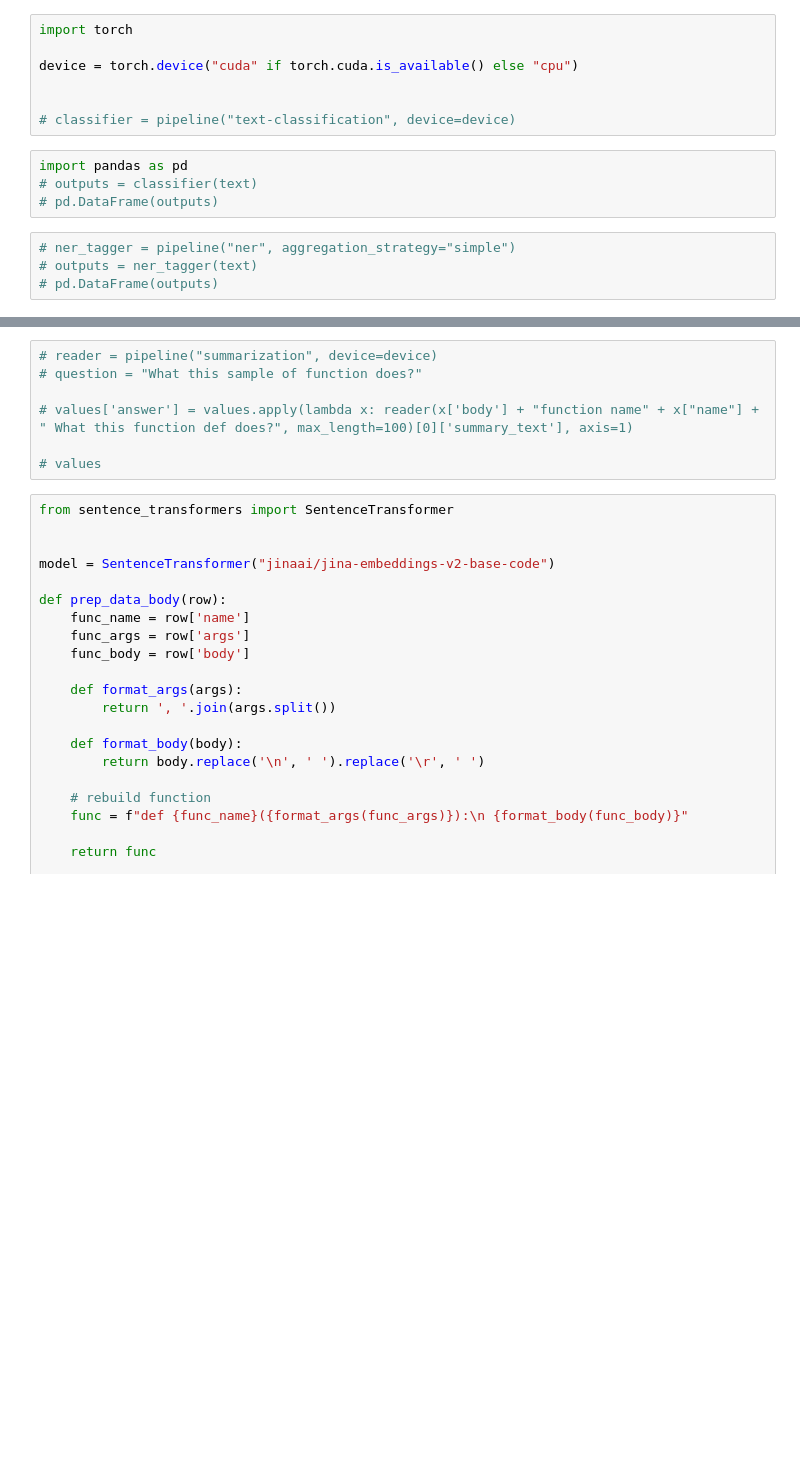
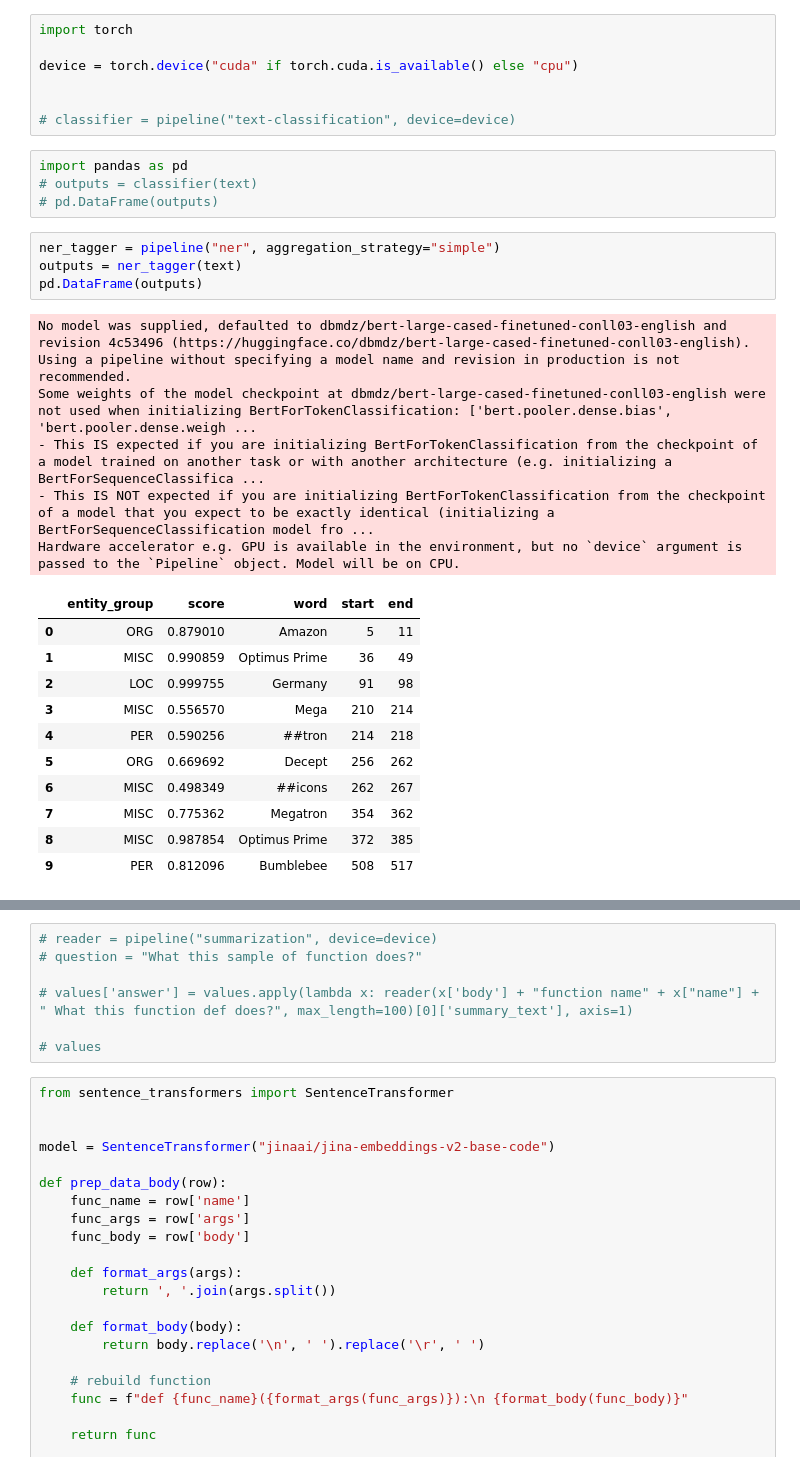
Before and after one commit to Lord225/datamining-on-pypl, a Jupyter notebook: transformers/test-transformers.ipynb, the cells around one changed output, grey strips where cells are left out. Drawn from its saved outputs; the diff is of its cells as text; blank space fills up the shorter version.

```diff
--- a/transformers/test-transformers.ipynb
+++ b/transformers/test-transformers.ipynb
@@ -21,6 +21,24 @@ import pandas as pd
 # outputs = classifier(text)
 # pd.DataFrame(outputs)
 # %%
-# ner_tagger = pipeline("ner", aggregation_strategy="simple")
-# outputs = ner_tagger(text)
-# pd.DataFrame(outputs)
+ner_tagger = pipeline("ner", aggregation_strategy="simple")
+outputs = ner_tagger(text)
+pd.DataFrame(outputs)
+# %% [output]
+No model was supplied, defaulted to dbmdz/bert-large-cased-finetuned-conll03-english and revision 4c53496 (https://huggingface.co/dbmdz/bert-large-cased-finetuned-conll03-english).
+Using a pipeline without specifying a model name and revision in production is not recommended.
+Some weights of the model checkpoint at dbmdz/bert-large-cased-finetuned-conll03-english were not used when initializing BertForTokenClassification: ['bert.pooler.dense.bias', 'bert.pooler.dense.weigh ...
+- This IS expected if you are initializing BertForTokenClassification from the checkpoint of a model trained on another task or with another architecture (e.g. initializing a BertForSequenceClassifica ...
+- This IS NOT expected if you are initializing BertForTokenClassification from the checkpoint of a model that you expect to be exactly identical (initializing a BertForSequenceClassification model fro ...
+Hardware accelerator e.g. GPU is available in the environment, but no `device` argument is passed to the `Pipeline` object. Model will be on CPU.
+|  | entity_group | score | word | start | end |
+| 0 | ORG | 0.879010 | Amazon | 5 | 11 |
+| 1 | MISC | 0.990859 | Optimus Prime | 36 | 49 |
+| 2 | LOC | 0.999755 | Germany | 91 | 98 |
+| 3 | MISC | 0.556570 | Mega | 210 | 214 |
+| 4 | PER | 0.590256 | ##tron | 214 | 218 |
+| 5 | ORG | 0.669692 | Decept | 256 | 262 |
+| 6 | MISC | 0.498349 | ##icons | 262 | 267 |
+| 7 | MISC | 0.775362 | Megatron | 354 | 362 |
+| 8 | MISC | 0.987854 | Optimus Prime | 372 | 385 |
+| 9 | PER | 0.812096 | Bumblebee | 508 | 517 |
```
Also changed, not shown: parts of 10 cells of this notebook, 4 other files.
